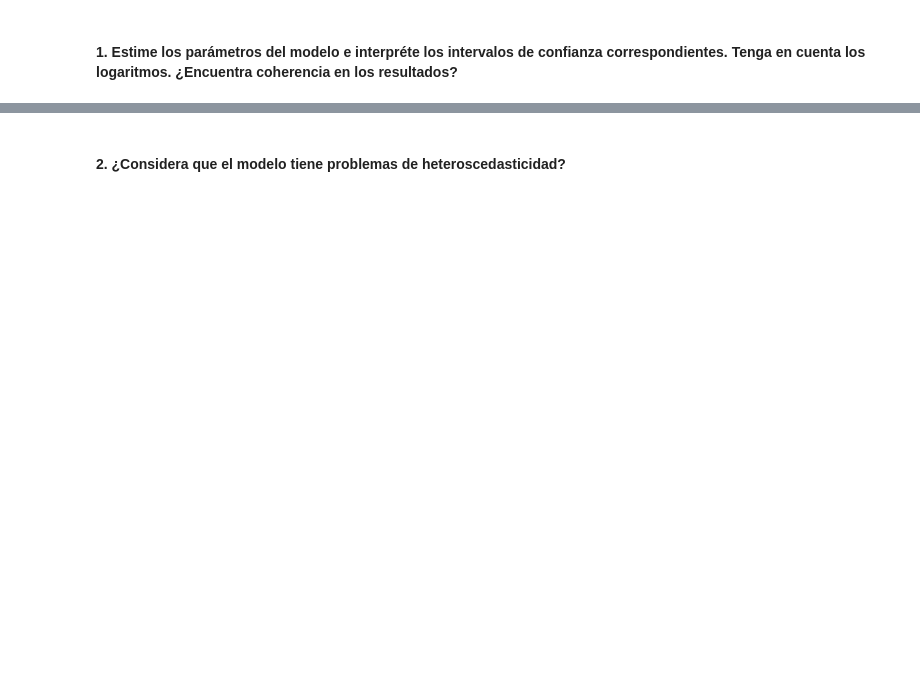
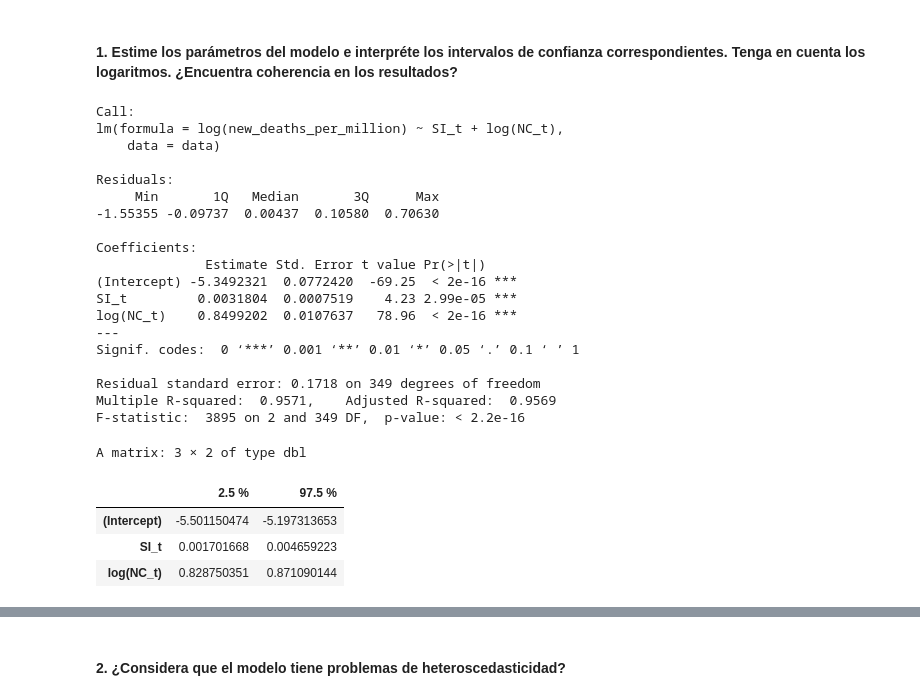
Before and after one commit to MantiMantilla/MEL-2022-2, a Jupyter notebook: Tareas/Tarea 3/Tarea 3.ipynb, the cells around one changed output, grey strips where cells are left out. Cells and saved outputs as stored; diff of their text form; code cells hidden in the pictures; blank space fills up the shorter version.

```diff
--- a/Tareas/Tarea 3/Tarea 3.ipynb
+++ b/Tareas/Tarea 3/Tarea 3.ipynb
@@ -215,9 +179,11 @@ para cada $i = 1,2,\cdots,n$, y son independientes entre sí.
 Primero, preparamos los datos con los que va a trabajar el modelo:
 # %%
 library(readr)
-data <- read_table("Archivos/datospunto2.txt", col_names = FALSE, skip = 1)
-data <- data[,-1]
-colnames(data) = c("y", "X")
-X <- as.matrix(data["X"])
+data <- read_table("Archivos/datospunto2.txt",
+                   col_names = FALSE, skip = 1,
+                   show_col_types = FALSE)
+data <- data[, -1]
+colnames(data) <- c("y", "X")
+x <- as.matrix(data["X"])
 y <- as.matrix(data["y"])
 # %% [markdown]
@@ -1445,2 +1621,31 @@ Note que este modelo es definido sobre series de tiempo. Como periodo de estudio
 # %% [markdown]
 #### 1. Estime los parámetros del modelo e interpréte los intervalos de confianza correspondientes. Tenga en cuenta los logaritmos. ¿Encuentra coherencia en los resultados?
+# %%
+modelo_init <- lm(log(new_deaths_per_million) ~ SI_t + log(NC_t), data = data)
+summary(modelo_init)
+confint(modelo_init)
+# %% [output]
+Call:
+lm(formula = log(new_deaths_per_million) ~ SI_t + log(NC_t),
+    data = data)
+
+Residuals:
+     Min       1Q   Median       3Q      Max
+-1.55355 -0.09737  0.00437  0.10580  0.70630
+
+Coefficients:
+              Estimate Std. Error t value Pr(>|t|)
+(Intercept) -5.3492321  0.0772420  -69.25  < 2e-16 ***
+SI_t         0.0031804  0.0007519    4.23 2.99e-05 ***
+log(NC_t)    0.8499202  0.0107637   78.96  < 2e-16 ***
+---
+Signif. codes:  0 ‘***’ 0.001 ‘**’ 0.01 ‘*’ 0.05 ‘.’ 0.1 ‘ ’ 1
+
+Residual standard error: 0.1718 on 349 degrees of freedom
+Multiple R-squared:  0.9571,    Adjusted R-squared:  0.9569
+F-statistic:  3895 on 2 and 349 DF,  p-value: < 2.2e-16
+A matrix: 3 × 2 of type dbl
+|  | 2.5 % | 97.5 % |
+| (Intercept) | -5.501150474 | -5.197313653 |
+| SI_t | 0.001701668 | 0.004659223 |
+| log(NC_t) | 0.828750351 | 0.871090144 |
```
Also changed, not shown: parts of 50 cells of this notebook, 1 other file.
